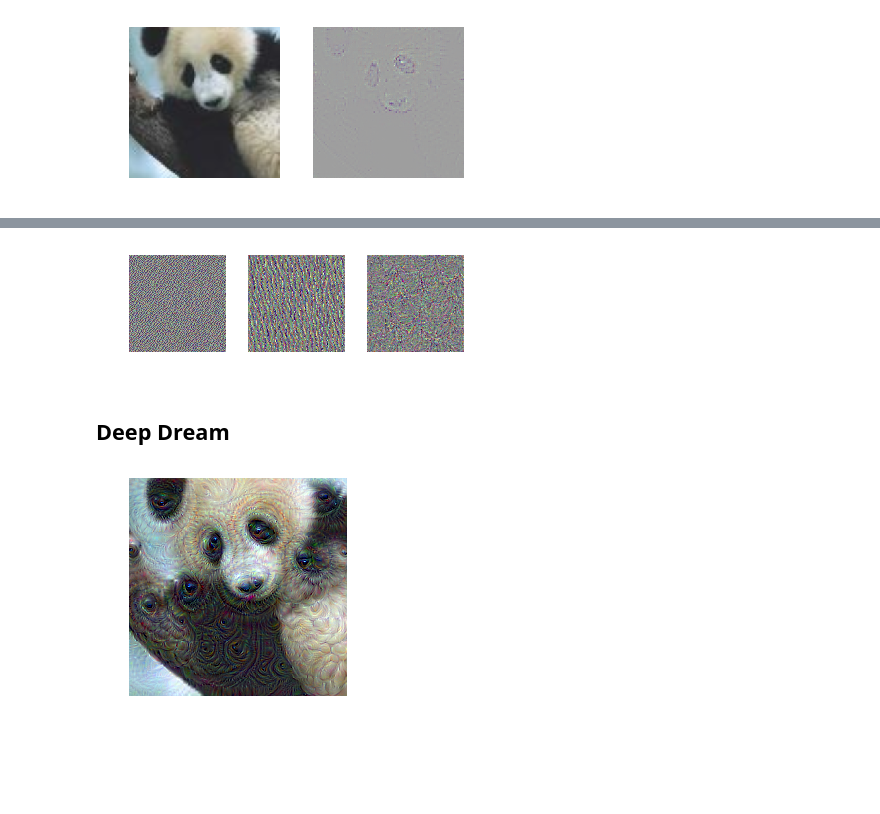
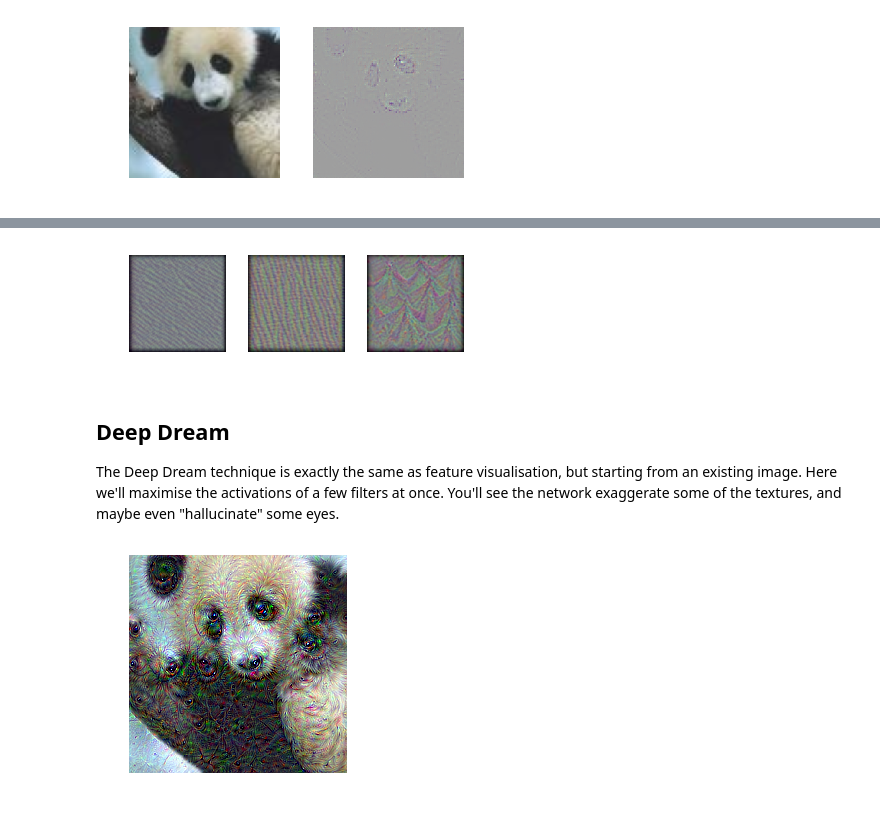
Before and after one commit to pukkapies/dl-imperial-maths, a Jupyter notebook: pytorch-tutorial/3. Saliency Maps, Feature Visualisation and Adversarial Examples.ipynb, the cells around one changed output, grey strips where cells are left out. Saved outputs shown, nothing was run; the diff lists cells and outputs as text; code cells hidden in the pictures; blank space fills up the shorter version.

Commit message:
Finish feature visualisation and add adversarial examples

```diff
--- a/pytorch-tutorial/3. Saliency Maps, Feature Visualisation and Adversarial Examples.ipynb
+++ b/pytorch-tutorial/3. Saliency Maps, Feature Visualisation and Adversarial Examples.ipynb
@@ -107,47 +122,53 @@ cropped_model_3 = nn.Sequential(Normalise(), *[model[1].features[i] for i in ran
 # %%
 plt.axis('off')
 
 x1 = torch.rand(1, 3, 224, 224, requires_grad=True)
 x1.data.mul_(0.2).add_(0.4)
 x2, x3 = torch.tensor(x1.detach(), requires_grad=True), torch.tensor(x1.detach(), requires_grad=True)
-optimiser = optim.SGD([x1, x2, x3], lr=0.01)
+optimiser = optim.SGD([x1, x2, x3], lr=0.1)
+filter_size = 5
+box_filter = torch.ones(3, 1, filter_size, filter_size) / filter_size ** 2
 
-for i in range(30):
+for _ in range(20):
     optimiser.zero_grad()
     y1, y2, y3 = cropped_model_1(x1), cropped_model_2(x2), cropped_model_3(x3)
     loss = -(y1[:, 0, :, :].mean() + y2[:, 0, :, :].mean() + y3[:, 0, :, :].mean())
     loss.backward()
     x1.grad /= (torch.sqrt(torch.mean(x1.grad.pow(2))) + 1e-5)
     x2.grad /= (torch.sqrt(torch.mean(x2.grad.pow(2))) + 1e-5)
     x3.grad /= (torch.sqrt(torch.mean(x3.grad.pow(2))) + 1e-5)
     optimiser.step()
+    x1.data = torch.nn.functional.conv2d(x1, box_filter, padding=filter_size // 2, groups=3).data
+    x2.data = torch.nn.functional.conv2d(x2, box_filter, padding=filter_size // 2, groups=3).data
+    x3.data = torch.nn.functional.conv2d(x3, box_filter, padding=filter_size // 2, groups=3).data
     x1.data.clamp_(0, 1)
     x2.data.clamp_(0, 1)
     x3.data.clamp_(0, 1)
 
     visualisations = [x1[0].detach(), white_bar, x2[0].detach(), white_bar, x3[0].detach()]
     plt.imshow(np.transpose(torch.cat(visualisations, 2), [1, 2, 0]))
     display(plt.gcf())
-    print(i)
     clear_output(wait=True)
 # %% [output]
-[figure, old version]
+[figure, new version]
-# %% [markdown]
-## Deep Dream
+# %% [markdown]
+## Deep Dream
+
+The Deep Dream technique is exactly the same as feature visualisation, but starting from an existing image. Here we'll maximise the activations of a few filters at once. You'll see the network exaggerate some of the textures, and maybe even "hallucinate" some eyes.
 # %%
 plt.axis('off')
 
 x = torch.tensor(img, requires_grad=True)
-for i in range(20):
-    y = cropped_model(x)
-    loss = -y[:, 0, :, :].mean()
+for _ in range(20):
+    y = cropped_model_3(x)
+    loss = -y[:, :10, :, :].mean()
     loss.backward()
     x.grad /= (torch.sqrt(torch.mean(x.grad.pow(2))) + 1e-5)
-    x.data += 0.01 * x.grad
+    x.data += 0.02 * x.grad
     x.data.clamp_(0, 1)
     x.grad.zero_()
     plt.imshow(np.transpose(x[0].detach(), [1, 2, 0]))
     display(plt.gcf())
     clear_output(wait=True)
 # %% [output]
-[figure, old version]
+[figure, new version]
```
Also changed, not shown: parts of 13 cells of this notebook, 1 other file.
